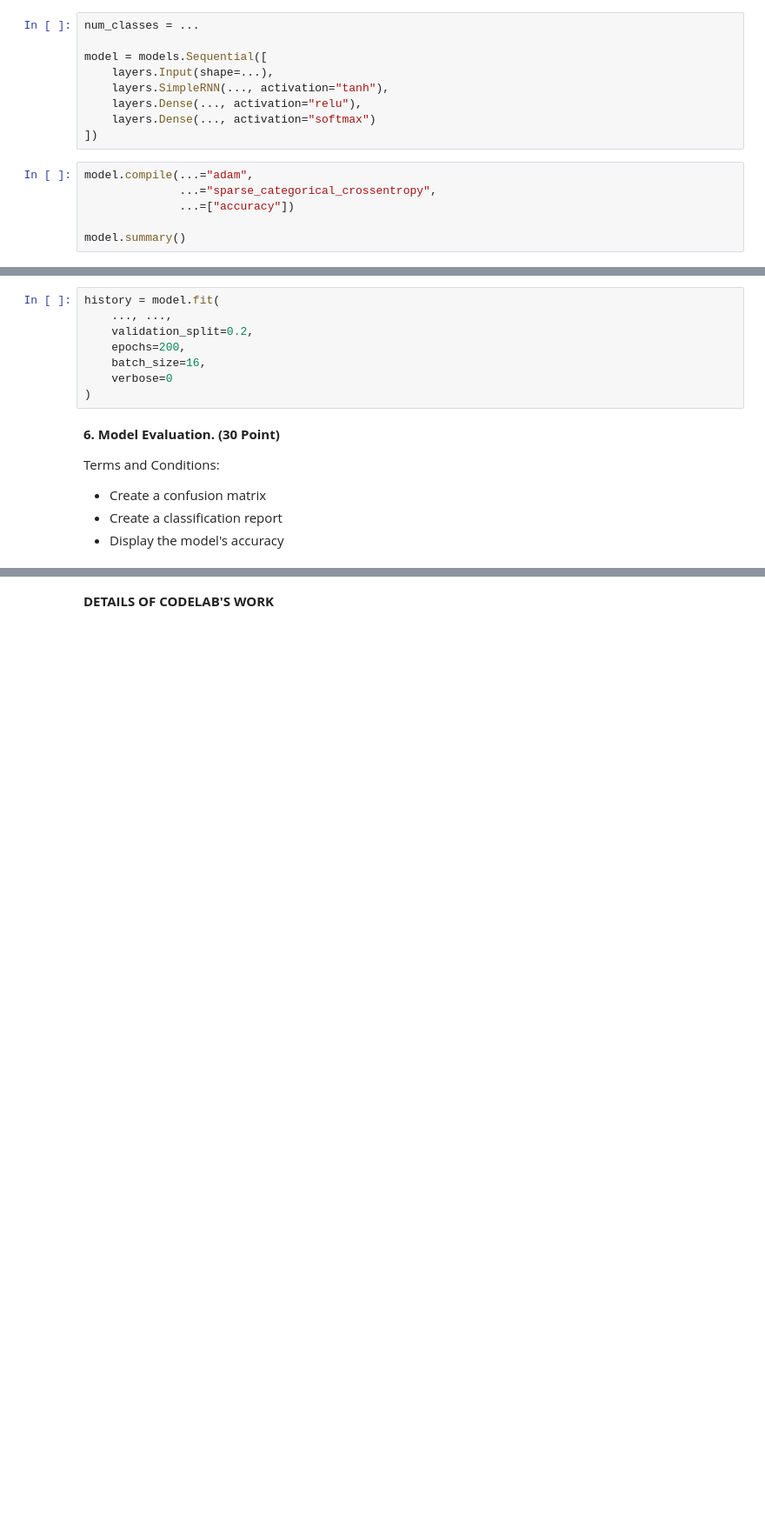
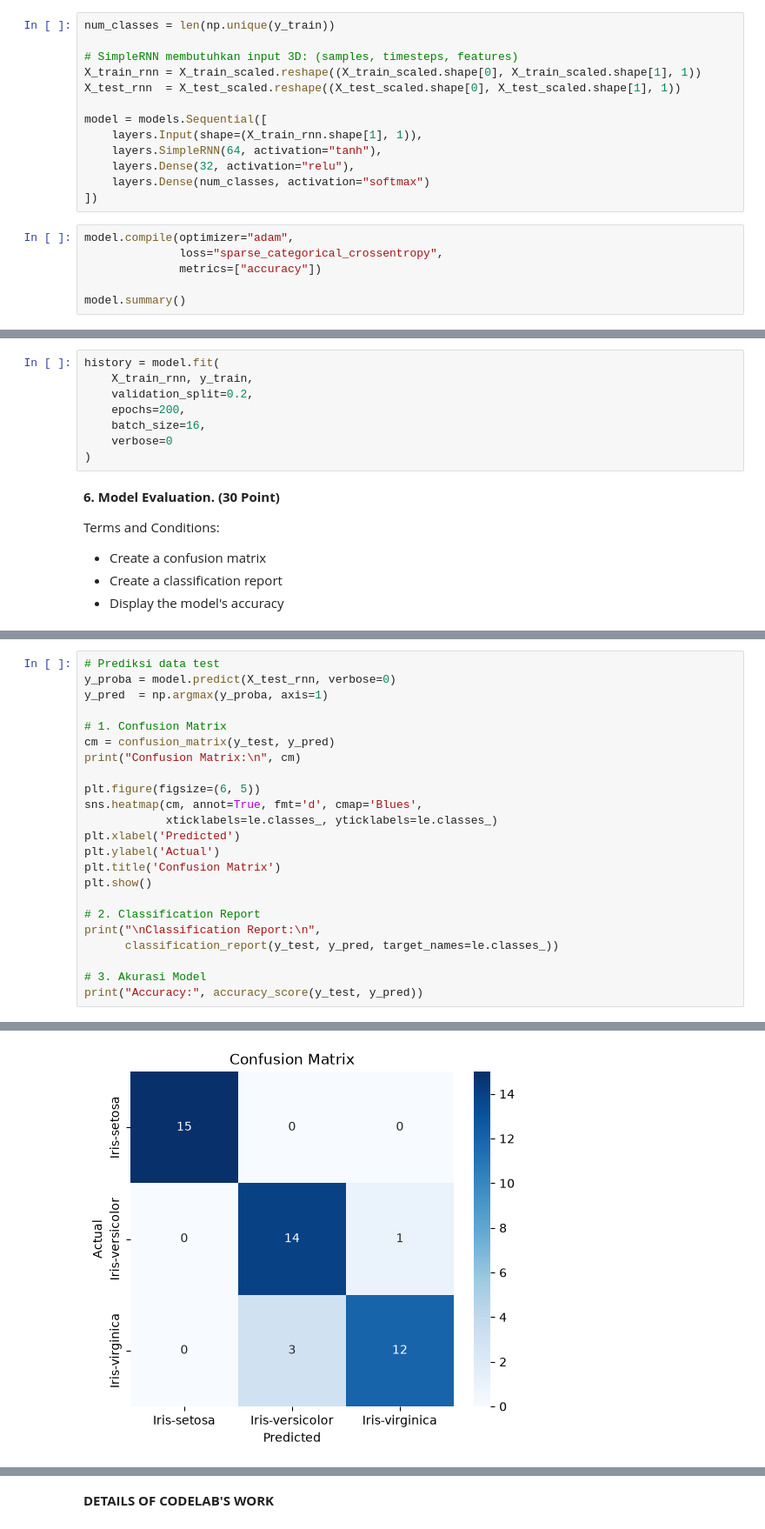
Before and after one commit to FatihHDR/machine-learning, a Jupyter notebook: modul2/MODULE_2_MACHINE_LEARNING_TEXT_CLASSIFICATION.ipynb, the cells around one changed output, grey strips where cells are left out. Shown at 87% size. Saved outputs shown, nothing was run; the diff lists cells and outputs as text; blank space fills up the shorter version.

```diff
--- a/modul2/MODULE_2_MACHINE_LEARNING_TEXT_CLASSIFICATION.ipynb
+++ b/modul2/MODULE_2_MACHINE_LEARNING_TEXT_CLASSIFICATION.ipynb
@@ -357,17 +401,21 @@ X_test_scaled = scaler...(...)
 # %% [markdown]
 **5. Training the RNN Model. (20 Point)**
 # %%
-num_classes = ...
+num_classes = len(np.unique(y_train))
+
+# SimpleRNN membutuhkan input 3D: (samples, timesteps, features)
+X_train_rnn = X_train_scaled.reshape((X_train_scaled.shape[0], X_train_scaled.shape[1], 1))
+X_test_rnn  = X_test_scaled.reshape((X_test_scaled.shape[0], X_test_scaled.shape[1], 1))
 
 model = models.Sequential([
-    layers.Input(shape=...),
-    layers.SimpleRNN(..., activation="tanh"),
-    layers.Dense(..., activation="relu"),
-    layers.Dense(..., activation="softmax")
+    layers.Input(shape=(X_train_rnn.shape[1], 1)),
+    layers.SimpleRNN(64, activation="tanh"),
+    layers.Dense(32, activation="relu"),
+    layers.Dense(num_classes, activation="softmax")
 ])
 # %%
-model.compile(...="adam",
-              ...="sparse_categorical_crossentropy",
-              ...=["accuracy"])
+model.compile(optimizer="adam",
+              loss="sparse_categorical_crossentropy",
+              metrics=["accuracy"])
 
 model.summary()
@@ -374,6 +436,6 @@ model.summary()
 # %%
 history = model.fit(
-    ..., ...,
+    X_train_rnn, y_train,
     validation_split=0.2,
     epochs=200,
     batch_size=16,
@@ -393,0 +452,24 @@ print("Accuracy:", ...(..., ...))
+# %%
+# Prediksi data test
+y_proba = model.predict(X_test_rnn, verbose=0)
+y_pred  = np.argmax(y_proba, axis=1)
+
+# 1. Confusion Matrix
+cm = confusion_matrix(y_test, y_pred)
+print("Confusion Matrix:\n", cm)
+
+plt.figure(figsize=(6, 5))
+sns.heatmap(cm, annot=True, fmt='d', cmap='Blues',
+            xticklabels=le.classes_, yticklabels=le.classes_)
+plt.xlabel('Predicted')
+plt.ylabel('Actual')
+plt.title('Confusion Matrix')
+plt.show()
+
+# 2. Classification Report
+print("\nClassification Report:\n",
+      classification_report(y_test, y_pred, target_names=le.classes_))
+
+# 3. Akurasi Model
+print("Accuracy:", accuracy_score(y_test, y_pred))
+# %% [output]
@@ -393,0 +480 @@ print("Accuracy:", ...(..., ...))
+[figure, added]
```
Also changed, not shown: parts of 12 cells of this notebook, 1 other file.
